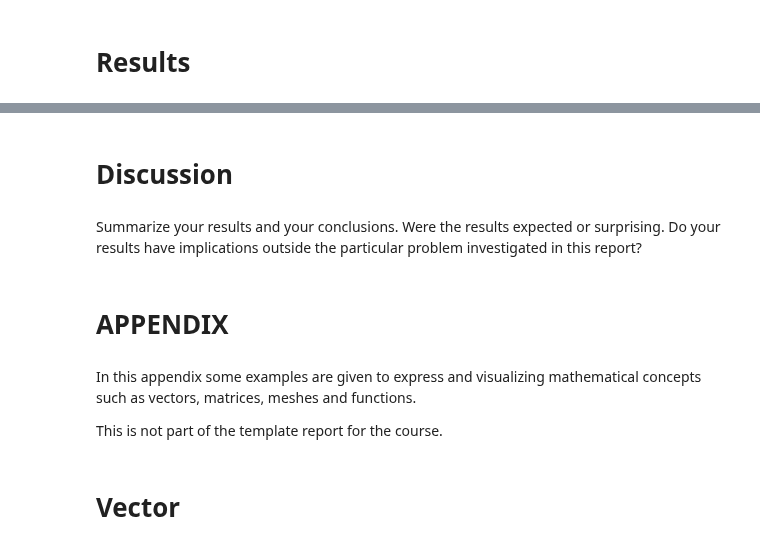
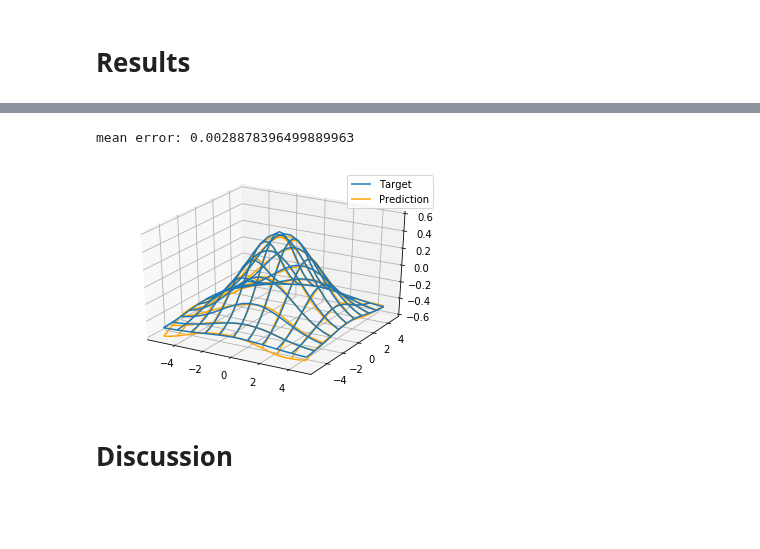
Before and after one commit to johanhoffman/DD2363-VT20, a Jupyter notebook: Lab-7/Linde-report-lab-7.ipynb, the cells around one changed output, grey strips where cells are left out. Drawn from its saved outputs; the diff is of its cells as text; code cells hidden in the pictures; blank space fills up the shorter version.

```diff
--- a/Lab-7/Linde-report-lab-7.ipynb
+++ b/Lab-7/Linde-report-lab-7.ipynb
@@ -285,12 +175,54 @@ target: [0, 0] +/- 1e-10
+# %%
+# model (= weight matrices)
+in_size = 2
+h_size = 5 #size of the hidden layer
+out_size = 1
+in_to_h = np.random.normal(0,1,[h_size,in_size+1])
+h_to_out = np.random.normal(0,1,[out_size, h_size+1])
+model = [in_to_h,h_to_out]
+
+# training set
+x = np.matrix(np.array(np.linspace(-5,5,21))).T
+y = np.matrix(np.array(np.linspace(-5,5,21))).T
+z = np.exp(np.multiply(-x,x)*0.1) * np.exp(np.multiply(-y,y)*0.1).T - 0.5
+outs = np.reshape(z,21*21)
+xx,yy = np.meshgrid(x,y)
+xx = np.reshape(xx,21*21)
+yy = np.reshape(yy,21*21)
+ins = np.append(xx,yy, axis = 0)
+
+# validation set
+x = np.matrix(np.array(np.linspace(-5.25,4.75,21))).T
+y = np.matrix(np.array(np.linspace(-5.25,4.75,21))).T
+z = np.exp(np.multiply(-x,x)*0.1) * np.exp(np.multiply(-y,y)*0.1).T - 0.5
+outs_v = np.reshape(z,21*21)
+xx,yy = np.meshgrid(x,y)
+xc = np.reshape(xx,21*21)
+yc = np.reshape(yy,21*21)
+ins_v = np.append(xc,yc, axis = 0)
+
+# ins = np.ones([2,10])
+# outs = np.ones([1,10])
+epochs = 1000
+
+# train on training data
+for i in range(epochs):
+  model = backprop(model, ins, outs)
+
+prediction = predict(model,ins_v)
+
+# plot result on validation data
+fig = plt.figure()
+ax = fig.add_subplot(111, projection='3d')
+ax.set_zlim3d( -0.6,0.6 )
+target = ax.plot_wireframe(xx, yy, np.reshape(outs_v,[21,21]) , rcount = 15, ccount = 15, label = "Target")
+pred = ax.plot_wireframe(xx, yy, np.reshape(prediction,[21,21]) , rcount = 15, ccount = 15, label = "Prediction", colors = 'orange')
+plt.legend()
+
+# print accuracy measured by mean error on validation data
+print('mean error:',np.linalg.norm(prediction-outs_v)/144)
+# %% [output]
+mean error: 0.0028878396499889963
+[figure, added]
 # %% [markdown]
 # **Discussion**
-# %% [markdown]
-Summarize your results and your conclusions. Were the results expected or surprising. Do your results have implications outside the particular problem investigated in this report?
-# %% [markdown]
-# **APPENDIX**
-# %% [markdown]
-In this appendix some examples are given to express and visualizing mathematical concepts such as vectors, matrices, meshes and functions.
-
-This is not part of the template report for the course.
-# %% [markdown]
-# **Vector**
```
Also changed, not shown: parts of 31 cells of this notebook.
